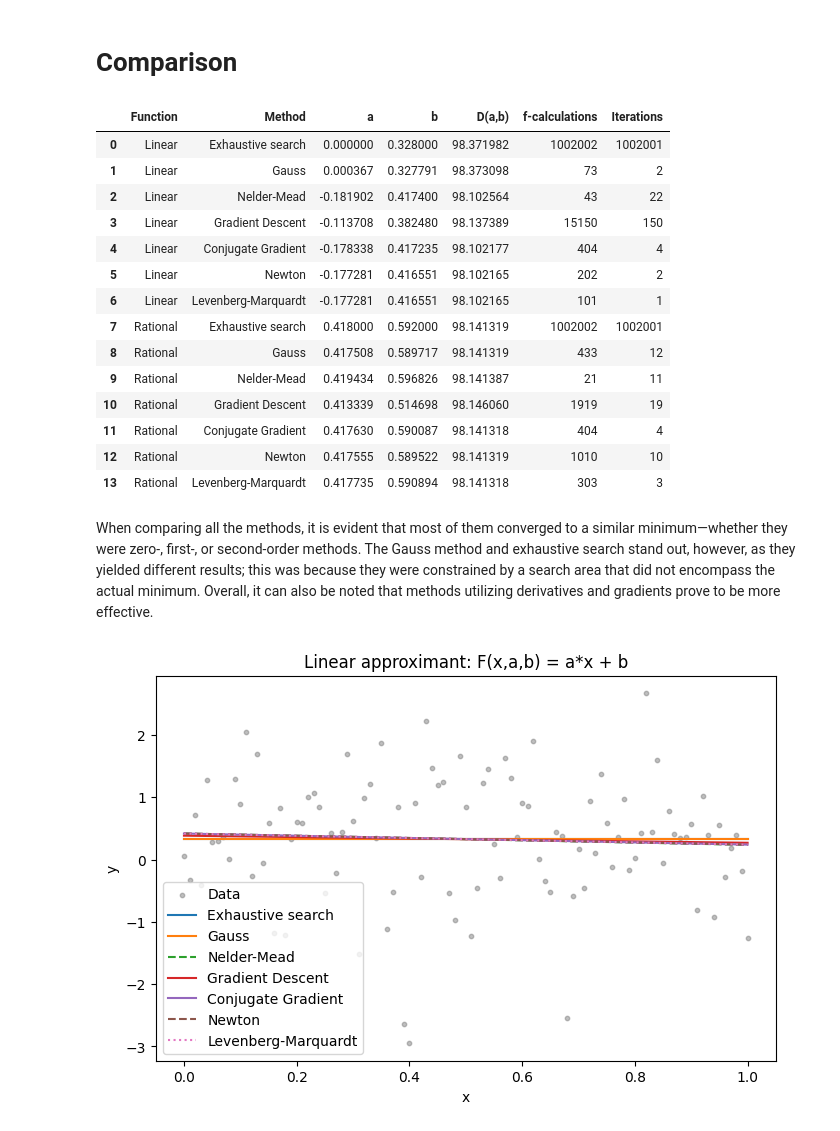
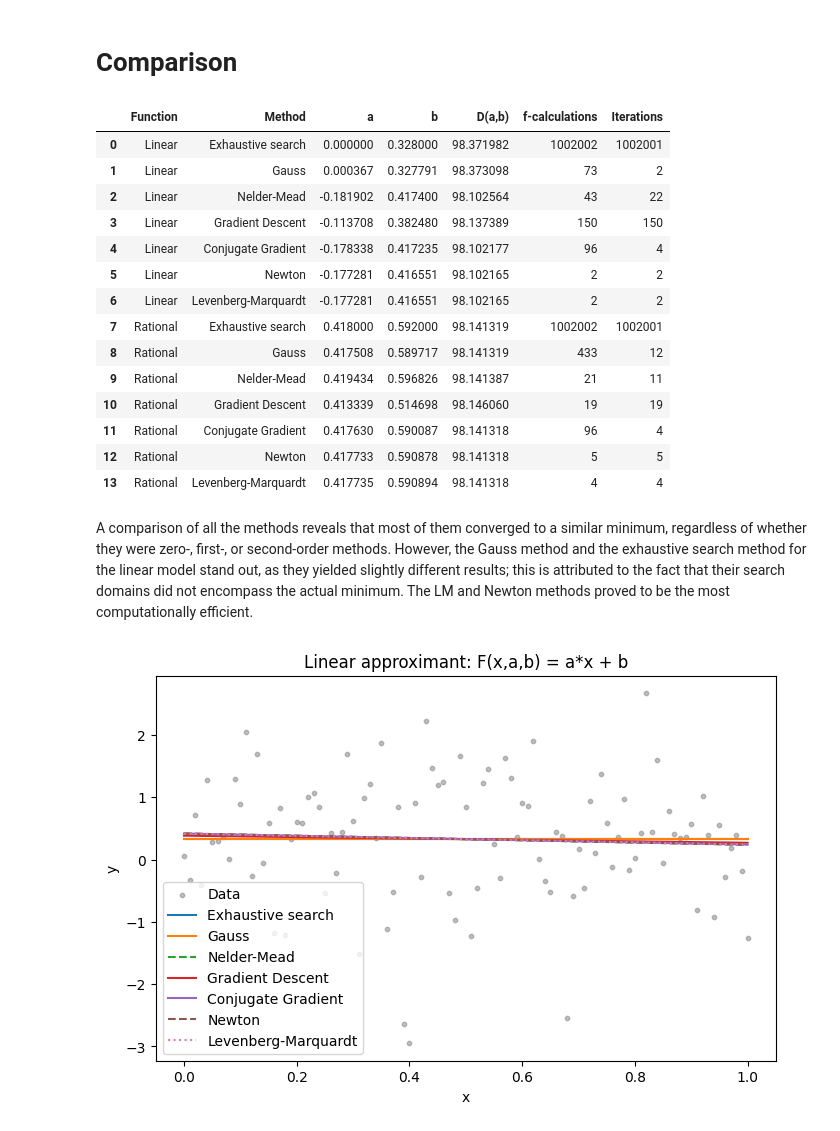
Before and after one commit to bobsi1/Algorithms_BDML_1year, a Jupyter notebook: A3_Rubtcova.ipynb, the cells around one changed output. Saved outputs shown, nothing was run; the diff lists cells and outputs as text; code cells hidden in the pictures.

```diff
--- a/A3_Rubtcova.ipynb
+++ b/A3_Rubtcova.ipynb
@@ -189,7 +189,7 @@ def conjugate_gradient(a, b, xs, ys, eps, F, appr,right, eps_golden):
     bn = b + best_alpha * sb
     step = math.sqrt((an - a)**2 + (bn - b)**2)
     iterations += 1
-    calcs_cnt += 101
+    calcs_cnt += 101 * (1 + calcs)
     if step <= eps:
       return an,bn,iterations,calcs_cnt
 
@@ -238,7 +238,7 @@ def rational_gessian(xs, ys, a, b):
     u = 1 + b * xs[i]
     h_aa += 2/u**2
     h_ab += (-4*a*xs[i]) / u**3 + (2*ys[i]*xs[i]) / u**2
-    h_bb += (4*(a**2) *(xs[i]**2)) / u**3 - (2* a * ys[i] *(xs[i]**2)) / u**2
+    h_bb += (6*(a**2)*(xs[i]**2)) / u**4 - (4*a*ys[i]*(xs[i]**2)) / u**3
     h_ba += (-4*a*xs[i]) / u**3 + (2*ys[i]*xs[i]) / u**2
   return h_aa, h_ab, h_ba, h_bb
 # %%
@@ -339,6 +339,8 @@ def levenberg_marquardt(a, b, xs, ys, eps, apr, yakob, lambda_= 0.001):
       lambda_ /= 10
       step = math.sqrt((an - a)**2 + (bn - b)**2)
       if step <= eps:
+        iterations += 1
+        calcs_cnt += 101
         return an,bn,iterations,calcs_cnt
       a, b = an, bn
     else:
@@ -708,41 +710,44 @@ print(f" Rational: a = {rational_a_nd:.4f}, b = {rational_b_nd:.4f}, D = {ration
 # %%
 results_all = pd.DataFrame([
     {"Function": "Linear",   "Method": "Exhaustive search", "a": linear_a_me,    "b": linear_b_me,    "D(a,b)": linear_d_me,    "f-calculations": linear_calcs_me,    "Iterations": linear_iters_me},
     {"Function": "Linear",   "Method": "Gauss",              "a": linear_a_g,     "b": linear_b_g,     "D(a,b)": linear_d_g,     "f-calculations": linear_calcs_g,     "Iterations": linear_iters_g},
     {"Function": "Linear",   "Method": "Nelder-Mead",        "a": linear_a_nd,    "b": linear_b_nd,    "D(a,b)": linear_d_nd,    "f-calculations": linear_calcs_nd,    "Iterations": linear_iters_nd},
     {"Function": "Linear",   "Method": "Gradient Descent",   "a": a_gd,   "b": b_gd,   "D(a,b)": D(linear_approximant, a_gd, b_gd, xs, ys),     "f-calculations": calcs_cnt_dg,  "Iterations": iterations_gd},
     {"Function": "Linear",   "Method": "Conjugate Gradient", "a": a_cg,   "b": b_cg,   "D(a,b)": D(linear_approximant, a_cg, b_cg, xs, ys),     "f-calculations": calcs_cnt_cg,  "Iterations": iterations_cg},
     {"Function": "Linear",   "Method": "Newton",             "a": a_nm,   "b": b_nm,   "D(a,b)": D(linear_approximant, a_nm, b_nm, xs, ys),     "f-calculations": calcs_cnt_nm,  "Iterations": iterations_nm},
     {"Function": "Linear",   "Method": "Levenberg-Marquardt","a": a_lm,   "b": b_lm,   "D(a,b)": D(linear_approximant, a_lm, b_lm, xs, ys),     "f-calculations": calcs_cnt_lm,  "Iterations": iterations_lm},
 
     {"Function": "Rational", "Method": "Exhaustive search", "a": rational_a_me,  "b": rational_b_me,  "D(a,b)": rational_d_me,  "f-calculations": rational_calcs_me,  "Iterations": rational_iters_me},
     {"Function": "Rational", "Method": "Gauss",              "a": rational_a_g,   "b": rational_b_g,   "D(a,b)": rational_d_g,   "f-calculations": rational_calcs_g,   "Iterations": rational_iters_g},
     {"Function": "Rational", "Method": "Nelder-Mead",        "a": rational_a_nd,  "b": rational_b_nd,  "D(a,b)": rational_d_nd,  "f-calculations": rational_calcs_nd,  "Iterations": rational_iters_nd},
     {"Function": "Rational", "Method": "Gradient Descent",   "a": a_gdr,  "b": b_gdr,  "D(a,b)": D(rational_approximant, a_gdr, b_gdr, xs, ys), "f-calculations": calcs_cnt_gbr, "Iterations": iterations_gdr},
     {"Function": "Rational", "Method": "Conjugate Gradient", "a": a_cgr,  "b": b_cgr,  "D(a,b)": D(rational_approximant, a_cgr, b_cgr, xs, ys), "f-calculations": calcs_cnt_cgr, "Iterations": iterations_cgr},
     {"Function": "Rational", "Method": "Newton",             "a": a_nmr,  "b": b_nmr,  "D(a,b)": D(rational_approximant, a_nmr, b_nmr, xs, ys), "f-calculations": calcs_cnt_nmr, "Iterations": iterations_nmr},
     {"Function": "Rational", "Method": "Levenberg-Marquardt","a": a_lmr,  "b": b_lmr,  "D(a,b)": D(rational_approximant, a_lmr, b_lmr, xs, ys), "f-calculations": calcs_cnt_lmr, "Iterations": iterations_lmr},
 ])
 
+mask = results_all["Method"].isin(["Gradient Descent","Conjugate Gradient","Newton","Levenberg-Marquardt"])
+results_all.loc[mask, "f-calculations"] = results_all.loc[mask, "f-calculations"] // 101
+
 results_all
 # %% [output]
 |  | Function | Method | a | b | D(a,b) | f-calculations | Iterations |
 | 0 | Linear | Exhaustive search | 0.000000 | 0.328000 | 98.371982 | 1002002 | 1002001 |
 | 1 | Linear | Gauss | 0.000367 | 0.327791 | 98.373098 | 73 | 2 |
 | 2 | Linear | Nelder-Mead | -0.181902 | 0.417400 | 98.102564 | 43 | 22 |
-| 3 | Linear | Gradient Descent | -0.113708 | 0.382480 | 98.137389 | 15150 | 150 |
-| 4 | Linear | Conjugate Gradient | -0.178338 | 0.417235 | 98.102177 | 404 | 4 |
-| 5 | Linear | Newton | -0.177281 | 0.416551 | 98.102165 | 202 | 2 |
-| 6 | Linear | Levenberg-Marquardt | -0.177281 | 0.416551 | 98.102165 | 101 | 1 |
+| 3 | Linear | Gradient Descent | -0.113708 | 0.382480 | 98.137389 | 150 | 150 |
+| 4 | Linear | Conjugate Gradient | -0.178338 | 0.417235 | 98.102177 | 96 | 4 |
+| 5 | Linear | Newton | -0.177281 | 0.416551 | 98.102165 | 2 | 2 |
+| 6 | Linear | Levenberg-Marquardt | -0.177281 | 0.416551 | 98.102165 | 2 | 2 |
 | 7 | Rational | Exhaustive search | 0.418000 | 0.592000 | 98.141319 | 1002002 | 1002001 |
 | 8 | Rational | Gauss | 0.417508 | 0.589717 | 98.141319 | 433 | 12 |
 | 9 | Rational | Nelder-Mead | 0.419434 | 0.596826 | 98.141387 | 21 | 11 |
-| 10 | Rational | Gradient Descent | 0.413339 | 0.514698 | 98.146060 | 1919 | 19 |
-| 11 | Rational | Conjugate Gradient | 0.417630 | 0.590087 | 98.141318 | 404 | 4 |
-| 12 | Rational | Newton | 0.417555 | 0.589522 | 98.141319 | 1010 | 10 |
-| 13 | Rational | Levenberg-Marquardt | 0.417735 | 0.590894 | 98.141318 | 303 | 3 |
+| 10 | Rational | Gradient Descent | 0.413339 | 0.514698 | 98.146060 | 19 | 19 |
+| 11 | Rational | Conjugate Gradient | 0.417630 | 0.590087 | 98.141318 | 96 | 4 |
+| 12 | Rational | Newton | 0.417733 | 0.590878 | 98.141318 | 5 | 5 |
+| 13 | Rational | Levenberg-Marquardt | 0.417735 | 0.590894 | 98.141318 | 4 | 4 |
 # %% [markdown]
-When comparing all the methods, it is evident that most of them converged to a similar minimum—whether they were zero-, first-, or second-order methods. The Gauss method and exhaustive search stand out, however, as they yielded different results; this was because they were constrained by a search area that did not encompass the actual minimum. Overall, it can also be noted that methods utilizing derivatives and gradients prove to be more effective.
+A comparison of all the methods reveals that most of them converged to a similar minimum, regardless of whether they were zero-, first-, or second-order methods. However, the Gauss method and the exhaustive search method for the linear model stand out, as they yielded slightly different results; this is attributed to the fact that their search domains did not encompass the actual minimum. The LM and Newton methods proved to be the most computationally efficient.
 # %%
 import matplotlib.pyplot as plt
 
```
Also changed, not shown: parts of 8 cells of this notebook.
